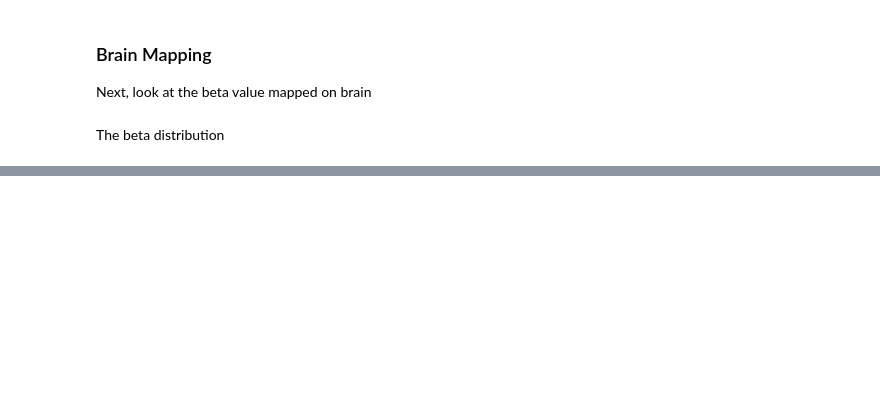
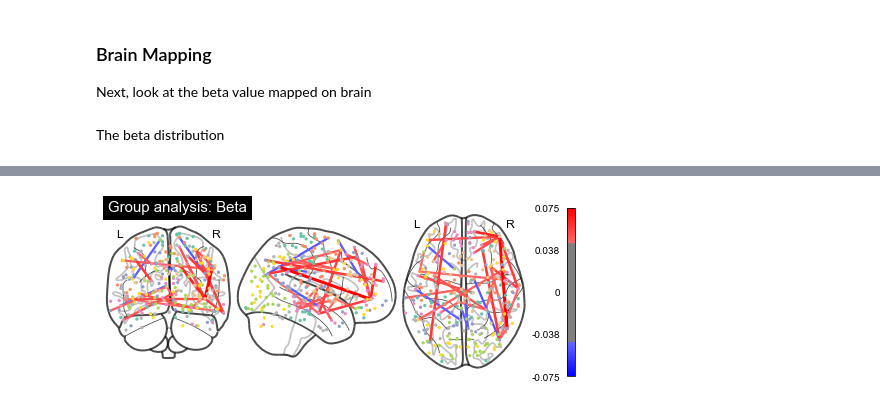
Before and after one commit to UWCCDL/RLvIBL, a Jupyter notebook: rsfMRI/gambling_rfmri.ipynb, the cells around one changed output, grey strips where cells are left out. Saved outputs shown, nothing was run; the diff lists cells and outputs as text; code cells hidden in the pictures; blank space fills up the shorter version.

```diff
--- a/rsfMRI/gambling_rfmri.ipynb
+++ b/rsfMRI/gambling_rfmri.ipynb
@@ -206,31 +196,38 @@ plt.show()
 from nilearn import plotting
 from nilearn import datasets
 
-# prepare matrix
+# make symmetric censor df
+censor_right = censor_left[['connID', 'beta']].copy()
+censor_right['connID'] = censor_right['connID'].apply(reverse_connID)
+censor_LR = censor_left.append(censor_right, ignore_index=True)
+censor_LR = censor_LR[['connID', 'beta']]
+
+# merge to main roi df
 roi_df = get_ROI_df(power2011)
-roi_df = roi_df.merge(censor, how="left", on = 'connID')
-roi_df['beta'] = roi_df['beta'].replace(np.nan, 0)
+roi_df = roi_df.merge(censor_LR, how="left", on = ['connID'])
+roi_df['beta'] = roi_df['beta'].replace(np.nan, 0.0)
 
+# reformat beta matrix
 adj_vector = roi_df['beta'].values
 adj_beta = pd.DataFrame(vector2matrix(adj_vector), dtype='float')
-#adj_matrix = np.identity(264)*.1
-adj_matrix = np.zeros((264,264))
 
 coor_vector = np.array([(0,0,0) for i in range(264)])
 power = datasets.fetch_coords_power_2011()
 power_coords = np.vstack((power.rois['x'], power.rois['y'], power.rois['z'])).T
 # %%
-#grab center coordinates for atlas labels
+# grab center coordinates for atlas labels
 
 # plot connectome with 80% edge strength in the connectivity
 
 plotting.plot_connectome(adj_beta, power_coords,
-                         edge_threshold=0.05,
+                         edge_threshold=0.045,
                          colorbar=True,
-                         node_size=1,
+                         node_size=5,
                          alpha=.2,
                          title='Group analysis: Beta')
 plt.show()
+# %% [output]
+[figure, added]
 # %%
 plotting.view_connectome(adj_beta, power_coords,
                          edge_threshold=0.05,
```
Also changed, not shown: parts of 21 cells of this notebook, 2 other files.
